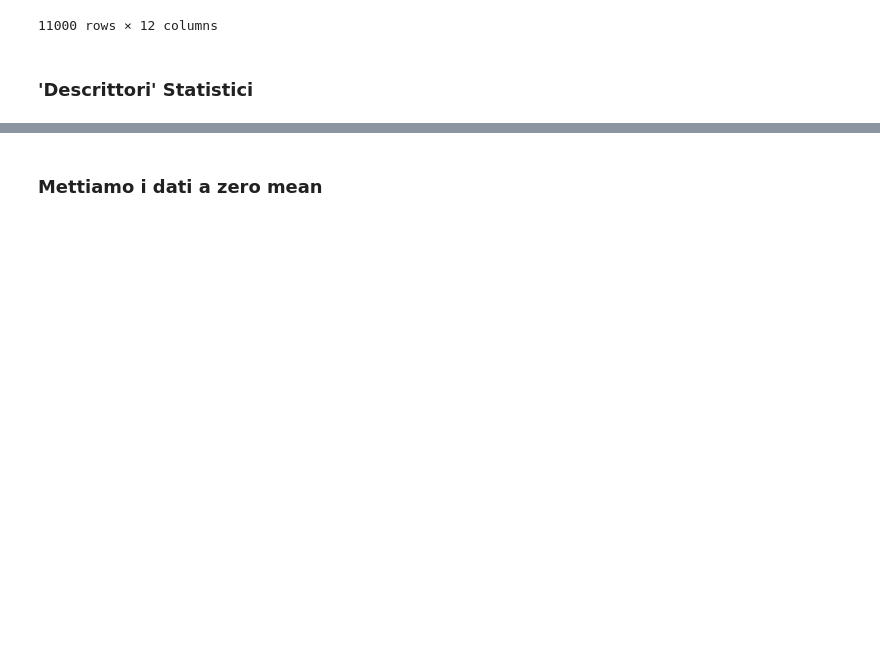
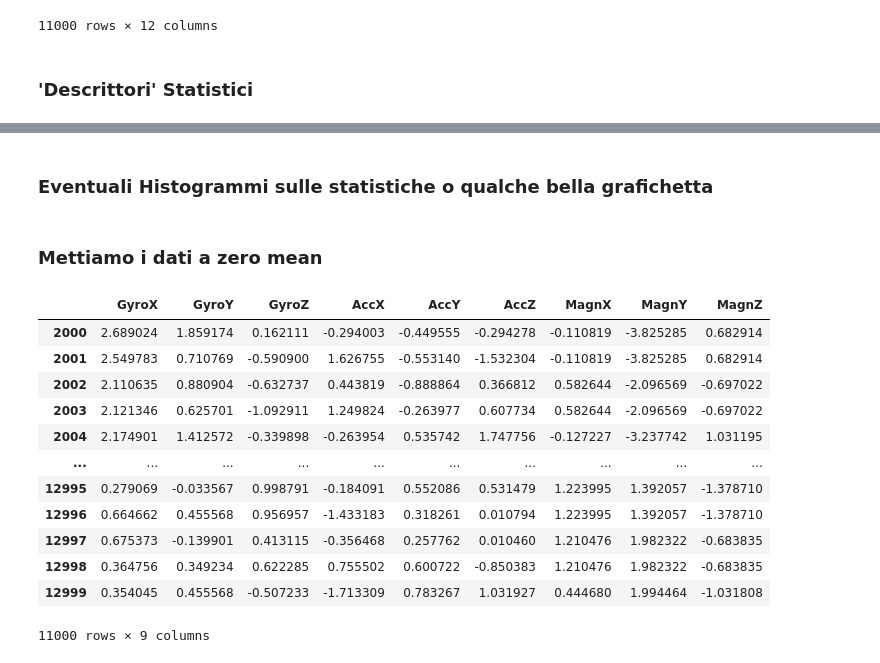
Before and after one commit to enlupi/GruppoSeven, a Jupyter notebook: project_final.ipynb, the cells around one changed output, grey strips where cells are left out. Saved outputs shown, nothing was run; the diff lists cells and outputs as text; code cells hidden in the pictures; blank space fills up the shorter version.

```diff
--- a/project_final.ipynb
+++ b/project_final.ipynb
@@ -157,7 +158,24 @@ data.drop(["Log Freq", "Timestamp", "Abs Time"], axis=1).describe()
 | 50% | -34.009900 | 100.809145 | -893.309632 | -4.394896 | 6.597051 | -1.573359 | -278.969750 | -633.439856 | 391.293856 |
 | 75% | -29.447354 | 104.096815 | -885.124672 | -3.707873 | 6.963463 | -1.344351 | -278.057426 | -632.497471 | 393.908188 |
 | max | -8.963639 | 131.953547 | -822.777963 | 2.231058 | 10.520715 | -0.077176 | -274.460483 | -629.710597 | 396.544210 |
+# %% [markdown]
+### Eventuali Histogrammi sulle statistiche o qualche bella grafichetta
 # %% [markdown]
 ### Mettiamo i dati a zero mean
 # %%
-data_zmean = data[labels] - np.mean(data[labels], axis=0)
+data = (raw_data_cut[labels] - np.mean(raw_data_cut[labels], axis=0)) / np.std(raw_data_cut[labels], axis=0)
+data
+# %% [output]
+|  | GyroX | GyroY | GyroZ | AccX | AccY | AccZ | MagnX | MagnY | MagnZ |
+| 2000 | 2.689024 | 1.859174 | 0.162111 | -0.294003 | -0.449555 | -0.294278 | -0.110819 | -3.825285 | 0.682914 |
+| 2001 | 2.549783 | 0.710769 | -0.590900 | 1.626755 | -0.553140 | -1.532304 | -0.110819 | -3.825285 | 0.682914 |
+| 2002 | 2.110635 | 0.880904 | -0.632737 | 0.443819 | -0.888864 | 0.366812 | 0.582644 | -2.096569 | -0.697022 |
+| 2003 | 2.121346 | 0.625701 | -1.092911 | 1.249824 | -0.263977 | 0.607734 | 0.582644 | -2.096569 | -0.697022 |
+| 2004 | 2.174901 | 1.412572 | -0.339898 | -0.263954 | 0.535742 | 1.747756 | -0.127227 | -3.237742 | 1.031195 |
+| ... | ... | ... | ... | ... | ... | ... | ... | ... | ... |
+| 12995 | 0.279069 | -0.033567 | 0.998791 | -0.184091 | 0.552086 | 0.531479 | 1.223995 | 1.392057 | -1.378710 |
+| 12996 | 0.664662 | 0.455568 | 0.956957 | -1.433183 | 0.318261 | 0.010794 | 1.223995 | 1.392057 | -1.378710 |
+| 12997 | 0.675373 | -0.139901 | 0.413115 | -0.356468 | 0.257762 | 0.010460 | 1.210476 | 1.982322 | -0.683835 |
+| 12998 | 0.364756 | 0.349234 | 0.622285 | 0.755502 | 0.600722 | -0.850383 | 1.210476 | 1.982322 | -0.683835 |
+| 12999 | 0.354045 | 0.455568 | -0.507233 | -1.713309 | 0.783267 | 1.031927 | 0.444680 | 1.994464 | -1.031808 |
+11000 rows × 9 columns
```
Also changed, not shown: parts of 9 cells of this notebook.
